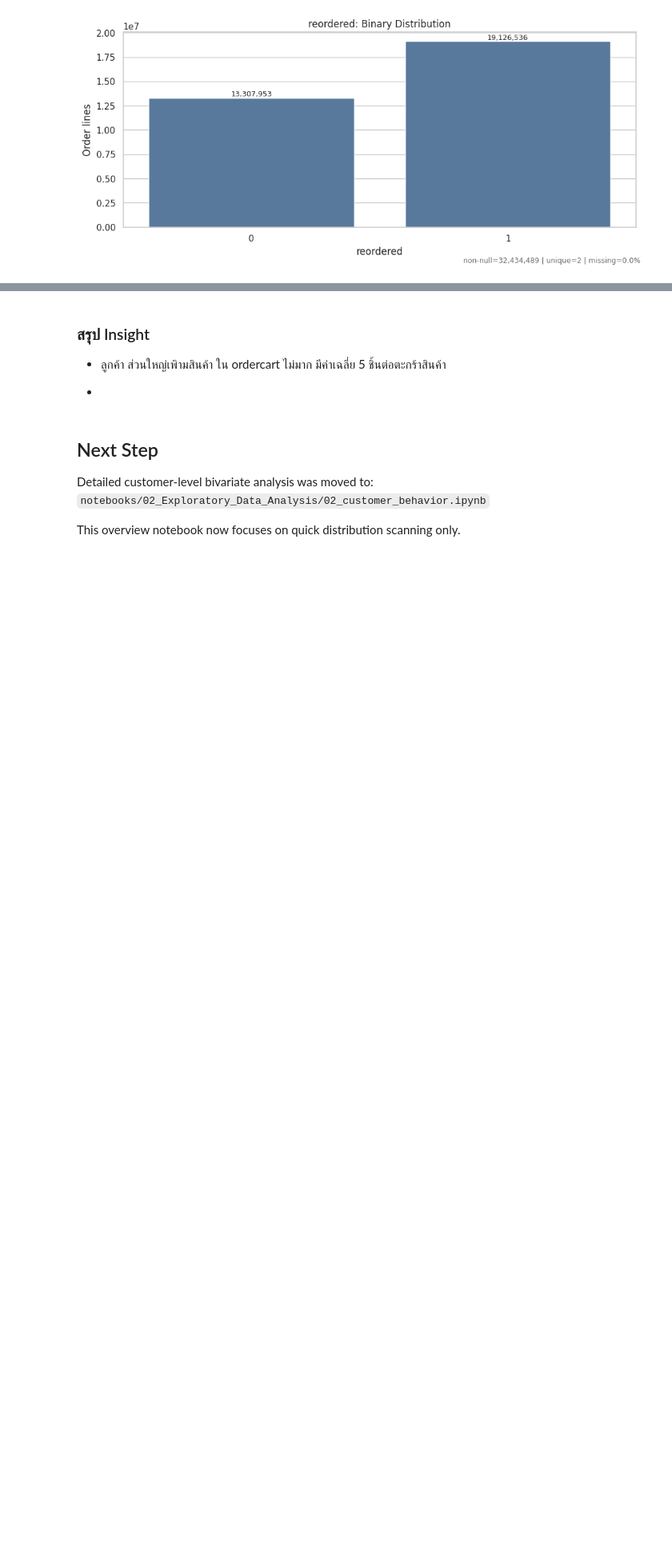
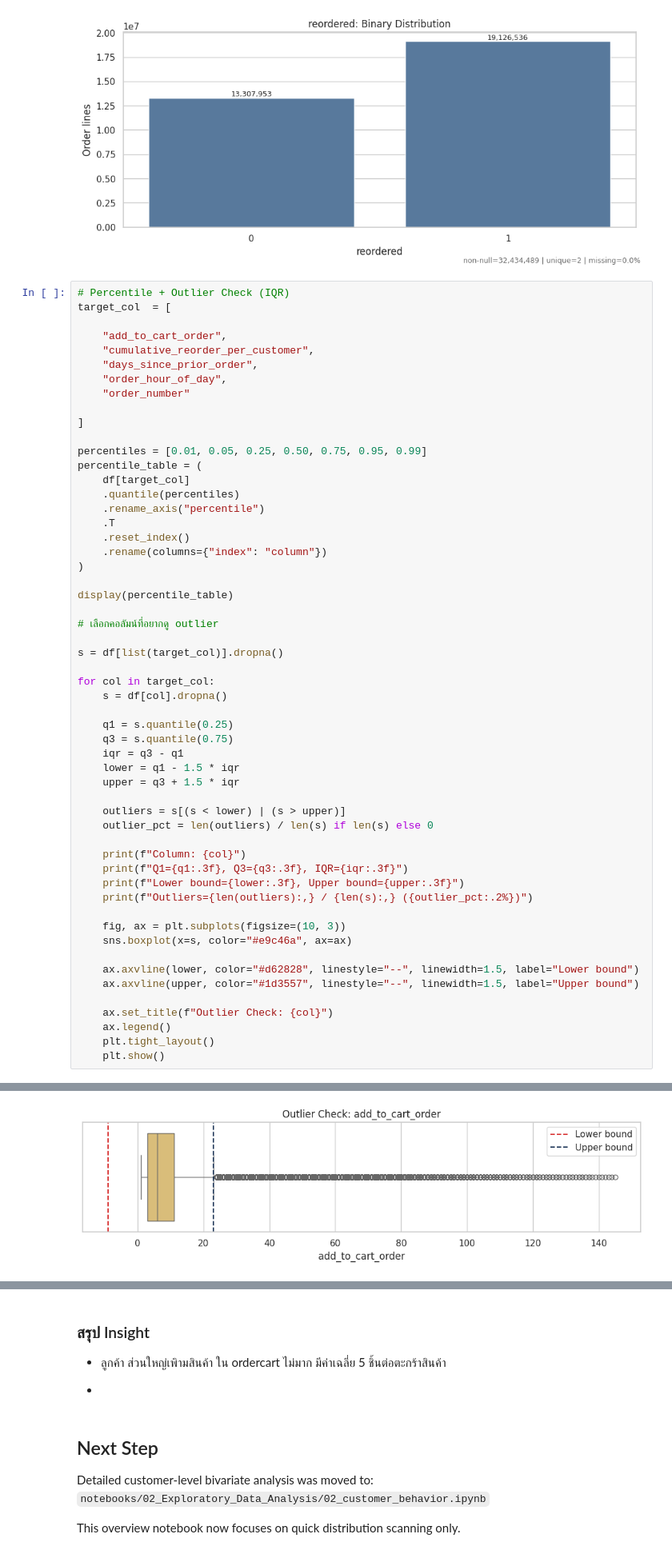
Before and after one commit to ppts2545/Instacart-Market-Basket-Analysis, a Jupyter notebook: notebooks/02_Exploratory_Data_Analysis/01_data_overview.ipynb, the cells around one changed output, grey strips where cells are left out. Shown at 80% size. Cells and saved outputs as stored; diff of their text form; blank space fills up the shorter version.

```diff
--- a/notebooks/02_Exploratory_Data_Analysis/01_data_overview.ipynb
+++ b/notebooks/02_Exploratory_Data_Analysis/01_data_overview.ipynb
@@ -295,3 +295,59 @@ for row in profile_summary.itertuples(index=False):
 [figure]
 [figure]
 [figure]
+# %%
+# Percentile + Outlier Check (IQR)
+target_col  = [
+
+    "add_to_cart_order",
+    "cumulative_reorder_per_customer",
+    "days_since_prior_order",
+    "order_hour_of_day",
+    "order_number"
+
+]
+
+percentiles = [0.01, 0.05, 0.25, 0.50, 0.75, 0.95, 0.99]
+percentile_table = (
+    df[target_col]
+    .quantile(percentiles)
+    .rename_axis("percentile")
+    .T
+    .reset_index()
+    .rename(columns={"index": "column"})
+)
+
+display(percentile_table)
+
+# เลือกคอลัมน์ที่อยากดู outlier
+
+s = df[list(target_col)].dropna()
+
+for col in target_col:
+    s = df[col].dropna()
+
+    q1 = s.quantile(0.25)
+    q3 = s.quantile(0.75)
+    iqr = q3 - q1
+    lower = q1 - 1.5 * iqr
+    upper = q3 + 1.5 * iqr
+
+    outliers = s[(s < lower) | (s > upper)]
+    outlier_pct = len(outliers) / len(s) if len(s) else 0
+
+    print(f"Column: {col}")
+    print(f"Q1={q1:.3f}, Q3={q3:.3f}, IQR={iqr:.3f}")
+    print(f"Lower bound={lower:.3f}, Upper bound={upper:.3f}")
+    print(f"Outliers={len(outliers):,} / {len(s):,} ({outlier_pct:.2%})")
+
+    fig, ax = plt.subplots(figsize=(10, 3))
+    sns.boxplot(x=s, color="#e9c46a", ax=ax)
+
+    ax.axvline(lower, color="#d62828", linestyle="--", linewidth=1.5, label="Lower bound")
+    ax.axvline(upper, color="#1d3557", linestyle="--", linewidth=1.5, label="Upper bound")
+
+    ax.set_title(f"Outlier Check: {col}")
+    ax.legend()
+    plt.tight_layout()
+    plt.show()
+# %% [output]
@@ -297,0 +364 @@ for row in profile_summary.itertuples(index=False):
+[figure, added]
```
Also changed, not shown: parts of 3 cells of this notebook.
